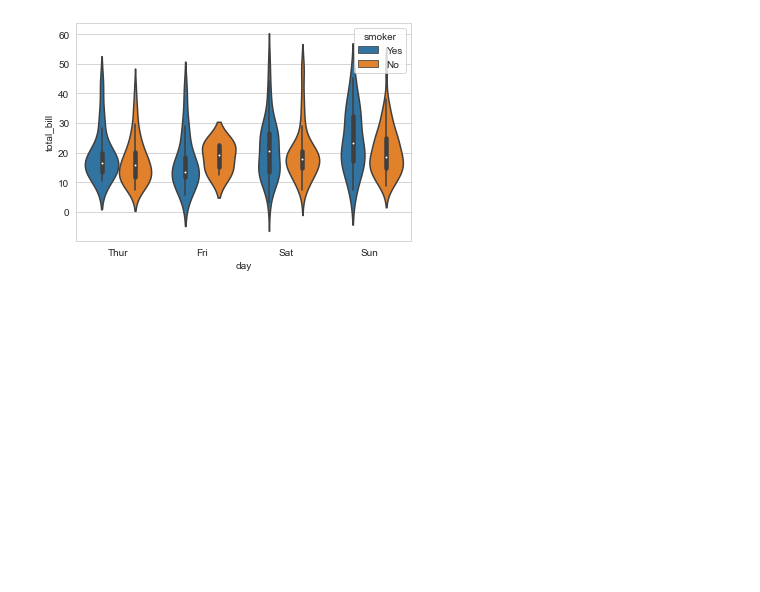
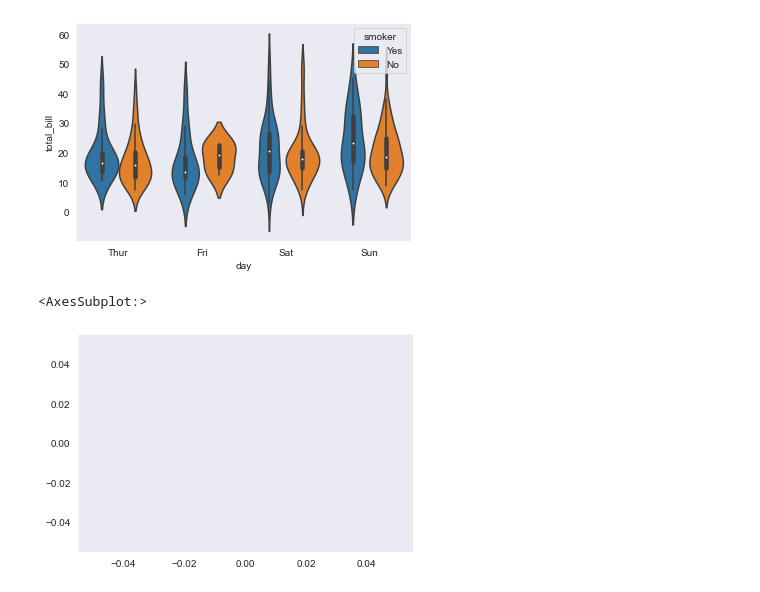
Before and after one commit to Anaskhnxx/jecrc_cs_sep22, a Jupyter notebook: DAY_18_pandas_graphs_seaborn.ipynb, the cells around one changed output. Drawn from its saved outputs; the diff is of its cells as text; code cells hidden in the pictures; blank space fills up the shorter version.

```diff
--- a/DAY_18_pandas_graphs_seaborn.ipynb
+++ b/DAY_18_pandas_graphs_seaborn.ipynb
@@ -162,6 +167,6 @@ import seaborn as sns
 # %%
 tips = sns.load_dataset('tips')
-sns.set_style('whitegrid')
+sns.set_style('dark')
 # %%
 tips.head()
 # %% [output]
@@ -273,3 +278,10 @@ sns.violinplot(x = 'day' , y = 'total_bill', data = tips , hue = 'smoker' )
 # %% [output]
 <AxesSubplot:xlabel='day', ylabel='total_bill'>
 [figure]
+# %%
+import warnings
+warnings.filterwarnings('ignore')
+sns.distplot()
+# %% [output]
+<AxesSubplot:>
+[figure, added]
```
Also changed, not shown: parts of 2 cells of this notebook, 6 other files.
